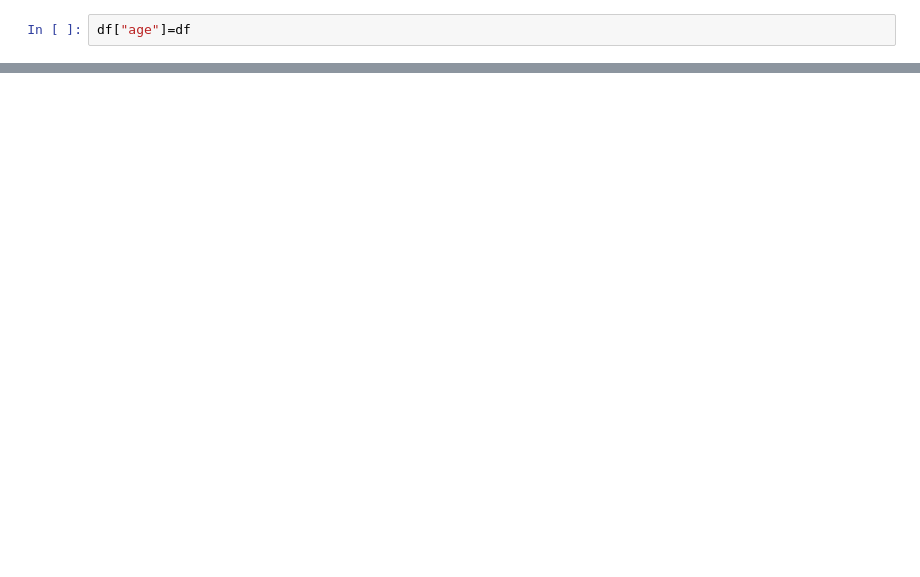
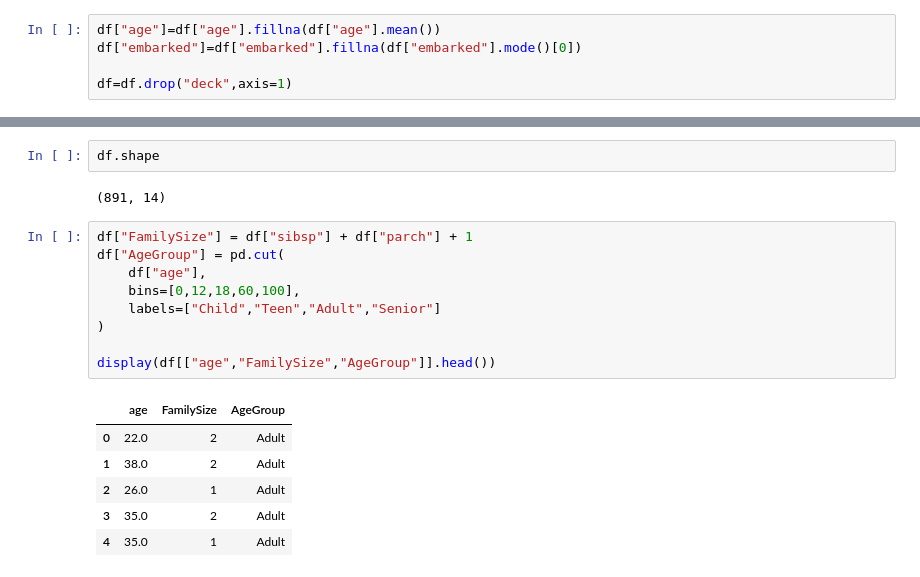
Before and after one commit to prathamesh-6099/aiml, a Jupyter notebook: practice/p1.ipynb, the cells around one changed output, grey strips where cells are left out. Saved outputs shown, nothing was run; the diff lists cells and outputs as text; blank space fills up the shorter version.

```diff
--- a/practice/p1.ipynb
+++ b/practice/p1.ipynb
@@ -15,2 +45,5 @@ print(df.isnull().sum())
 # %%
-df["age"]=df
+df["age"]=df["age"].fillna(df["age"].mean())
+df["embarked"]=df["embarked"].fillna(df["embarked"].mode()[0])
+
+df=df.drop("deck",axis=1)
@@ -16,0 +68,20 @@ df["age"]=df
+# %%
+df.shape
+# %% [output]
+(891, 14)
+# %%
+df["FamilySize"] = df["sibsp"] + df["parch"] + 1
+df["AgeGroup"] = pd.cut(
+    df["age"],
+    bins=[0,12,18,60,100],
+    labels=["Child","Teen","Adult","Senior"]
+)
+
+display(df[["age","FamilySize","AgeGroup"]].head())
+# %% [output]
+|  | age | FamilySize | AgeGroup |
+| 0 | 22.0 | 2 | Adult |
+| 1 | 38.0 | 2 | Adult |
+| 2 | 26.0 | 1 | Adult |
+| 3 | 35.0 | 2 | Adult |
+| 4 | 35.0 | 1 | Adult |
```
Also changed, not shown: parts of 9 cells of this notebook.
